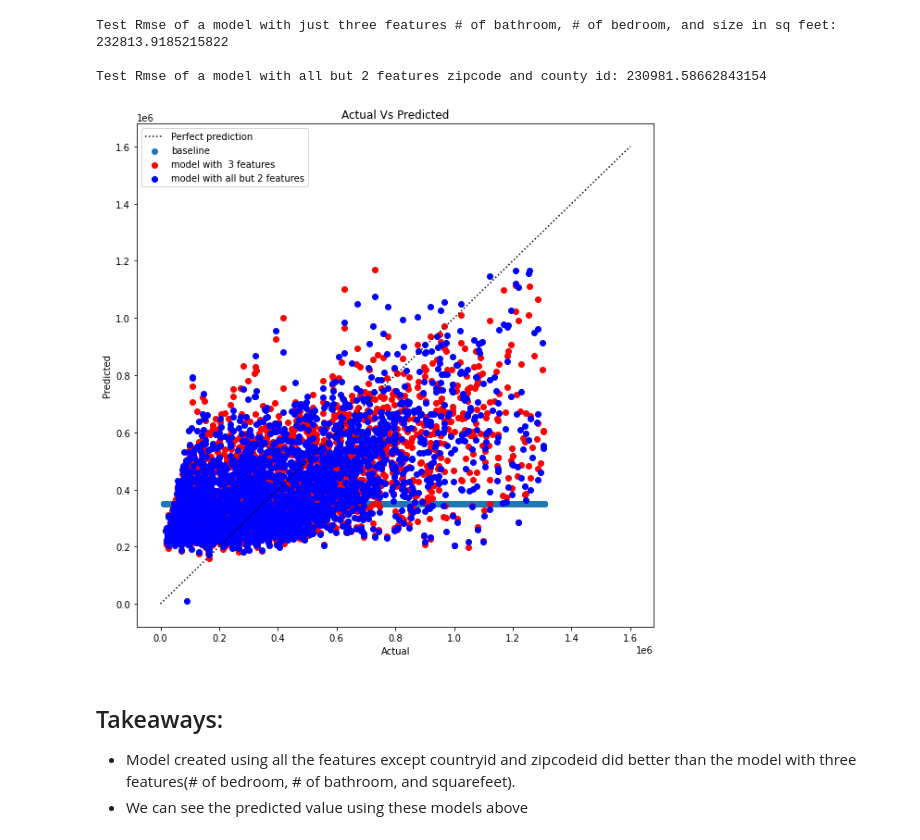
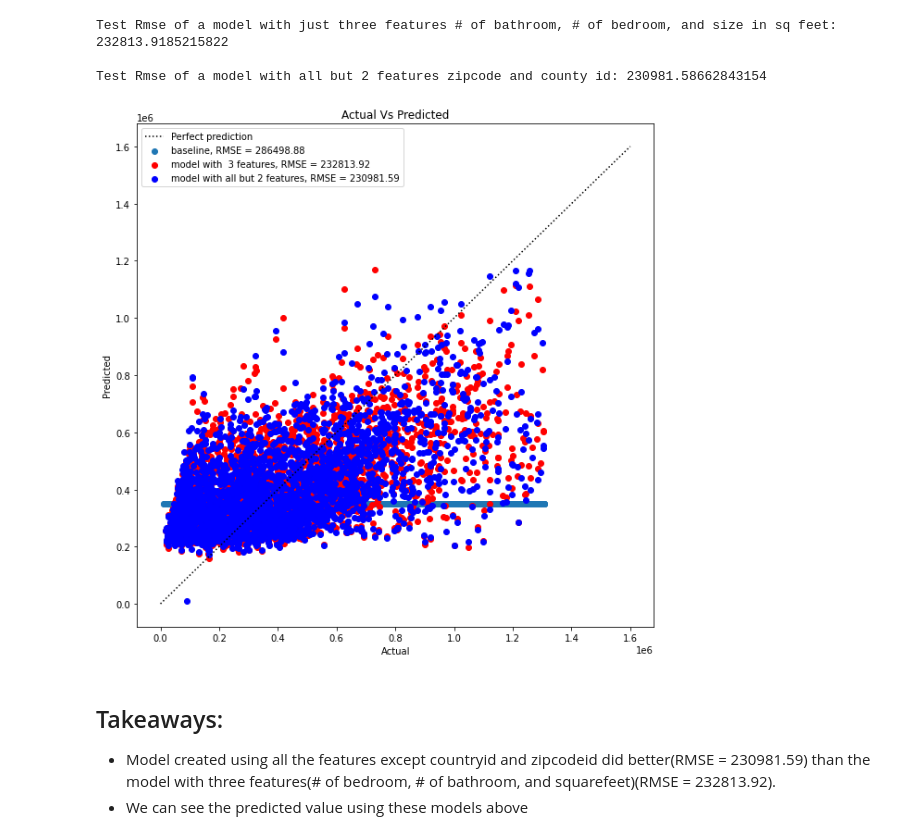
Before and after one commit to Gomez-and-Mainali/Zillow_Project, a Jupyter notebook: prepare_explore_model.ipynb, the cells around one changed output. Cells and saved outputs as stored; diff of their text form; code cells hidden in the pictures.

```diff
--- a/prepare_explore_model.ipynb
+++ b/prepare_explore_model.ipynb
@@ -1213,24 +1213,24 @@ Test Rmse of a model with all but 2 features zipcode and county id: 230981.58662
 # %%
 plt.figure(figsize= (10,10))
 
-plt.scatter(y_train, y_baseline_pred, label = 'baseline')
+plt.scatter(y_train, y_baseline_pred, label = 'baseline, RMSE = 286498.88')
 
-plt.scatter(y_test, y_test_lm_squared_pred, label = 'model with  3 features', color = 'red')
+plt.scatter(y_test, y_test_lm_squared_pred, label = 'model with  3 features, RMSE = 232813.92', color = 'red')
 
-plt.scatter(y_test, y_lm_squared_test_pred2, label = 'model with all but 2 features', color = 'blue')
+plt.scatter(y_test, y_lm_squared_test_pred2, label = 'model with all but 2 features, RMSE = 230981.59', color = 'blue')
 
 plt.plot([0, 1600000], [0, 1600000], ls = ":" , c = 'black', label = 'Perfect prediction')
 
 
 plt.legend()
 plt.xlabel('Actual')
 plt.ylabel('Predicted')
 plt.title('Actual Vs Predicted')
 
 plt.show()
 # %% [output]
-[figure, old version]
+[figure, new version]
 # %% [markdown]
 ## Takeaways:
-- Model created using all the features except countryid and zipcodeid did better than the model with three features(# of bedroom, # of bathroom, and squarefeet).
+- Model created using all the features except countryid and zipcodeid did better(RMSE = 230981.59) than the model with three features(# of bedroom, # of bathroom, and squarefeet)(RMSE = 232813.92).
 - We can see the predicted value using these models above
```
